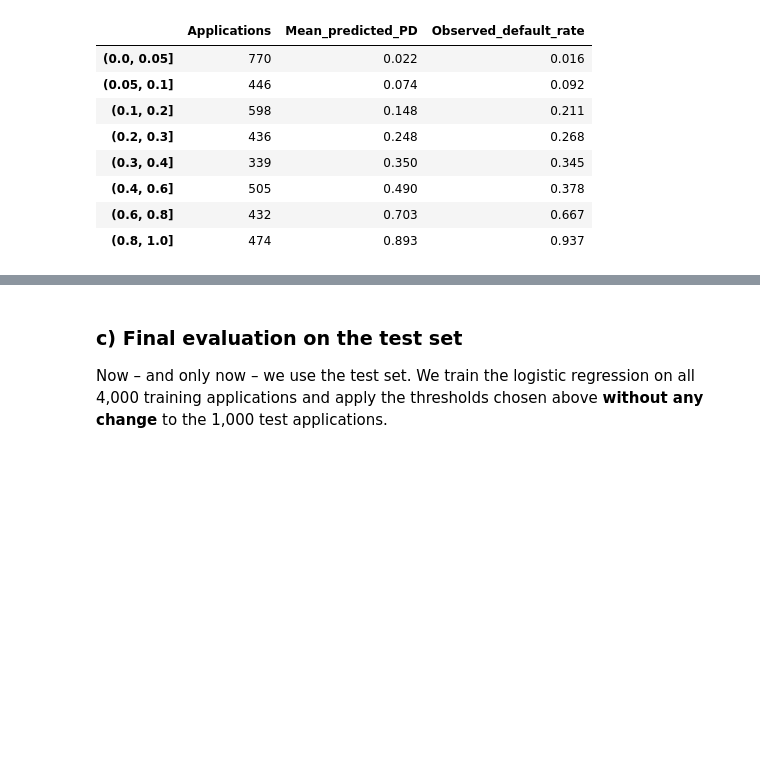
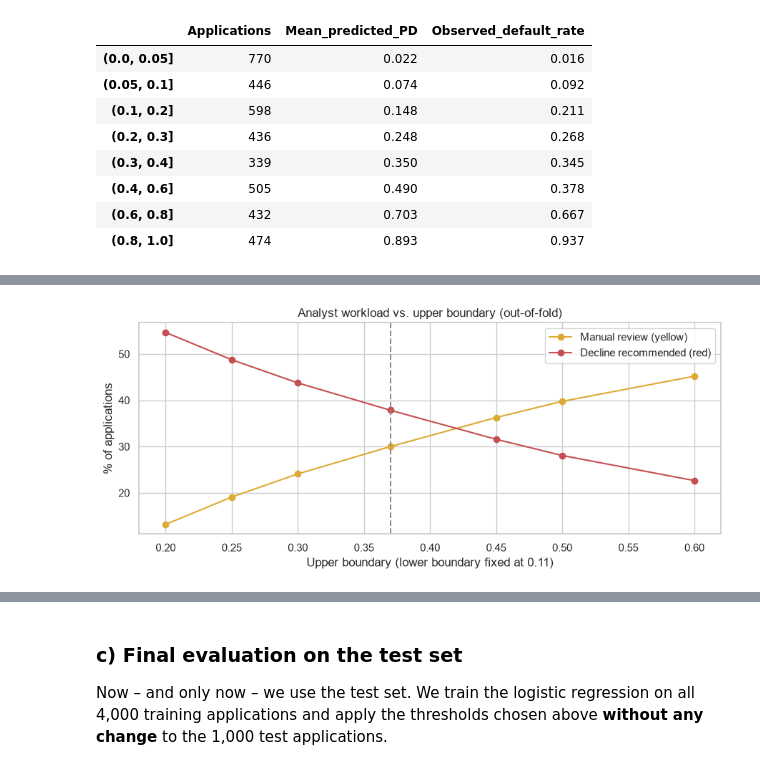
Before and after one commit to cdomat/creditparity, a Jupyter notebook: notebooks/credit_risk_step_5_thresholds_and_zones.ipynb, the cells around one changed output, grey strips where cells are left out. Cells and saved outputs as stored; diff of their text form; code cells hidden in the pictures; blank space fills up the shorter version.

```diff
--- a/notebooks/credit_risk_step_5_thresholds_and_zones.ipynb
+++ b/notebooks/credit_risk_step_5_thresholds_and_zones.ipynb
@@ -347,0 +225,28 @@ sens.pivot_table(index=["Review cost", "Analyst improvement"], columns="Capacity
+# %%
+# Analyst workload for different upper boundaries (lower boundary fixed at the cost-optimal threshold)
+uppers = [0.20, 0.25, 0.30, 0.37, 0.45, 0.50, 0.60]
+workload = []
+for u in uppers:
+    t = zone_table(p_oof, y_oof, T_LOWER, u)
+    workload.append({"Upper boundary": u,
+                     "Manual review (yellow)": t.loc["Yellow", "Share"],
+                     "Decline recommended (red)": t.loc["Red", "Share"],
+                     "Default rate yellow": t.loc["Yellow", "Default rate"],
+                     "Default rate red": t.loc["Red", "Default rate"],
+                     "Good customers in red": t.loc["Red", "Good customers"]})
+workload = pd.DataFrame(workload).set_index("Upper boundary")
+display(workload.round(3))
+
+fig, ax = plt.subplots(figsize=(9, 4))
+ax.plot(workload.index, 100 * workload["Manual review (yellow)"], marker="o",
+        color=ZONE_COLORS["Yellow"], label="Manual review (yellow)")
+ax.plot(workload.index, 100 * workload["Decline recommended (red)"], marker="o",
+        color=ZONE_COLORS["Red"], label="Decline recommended (red)")
+ax.axvline(T_UPPER, ls="--", color="#8C8C8C")
+ax.set_xlabel("Upper boundary (lower boundary fixed at 0.11)")
+ax.set_ylabel("% of applications")
+ax.set_title("Analyst workload vs. upper boundary (out-of-fold)")
+ax.legend()
+plt.tight_layout()
+plt.show()
+# %% [output]
@@ -348 +262,2 @@ sens.pivot_table(index=["Review cost", "Analyst improvement"], columns="Capacity
+[figure, added]
 # %%
```
Also changed, not shown: parts of 18 cells of this notebook, 3 other files.
